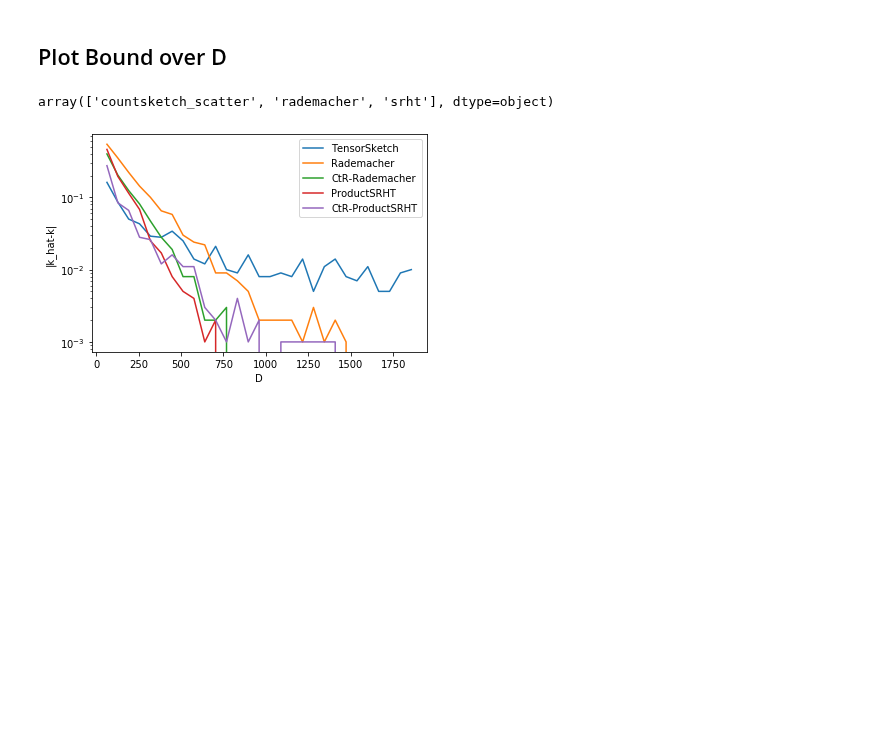
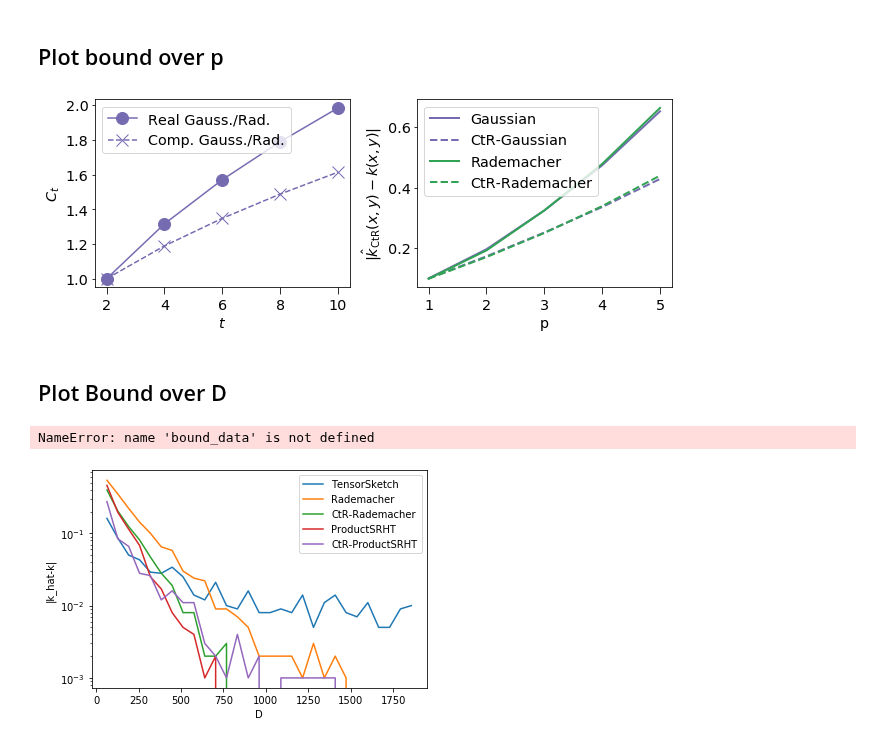
Before and after one commit to joneswack/dp-rfs, a Jupyter notebook: notebooks/bound-plots.ipynb, the cells around one changed output. Saved outputs shown, nothing was run; the diff lists cells and outputs as text; code cells hidden in the pictures; blank space fills up the shorter version.

```diff
--- a/notebooks/bound-plots.ipynb
+++ b/notebooks/bound-plots.ipynb
@@ -10,0 +31,2 @@ name_dict = {
+# %% [markdown]
+## Plot bound over p
@@ -11,9 +35,62 @@ name_dict = {
+# %%
+fig, axes = plt.subplots(ncols=2, nrows=1, figsize=(9, 3.5))
+
+bound_data = pd.read_csv('../csv/bound_plot/over_p_samples_1000_seeds_10000_d64.csv')
+bound_data = bound_data[bound_data['p'] <= 5.0]
+
+def comp_moments(t):
+    return scipy.special.gamma(t/2 + 1)**(1/t)
+
+def real_moments(t):
+    return scipy.special.gamma((t + 1)/2.0)**(1/t) * np.sqrt(2) * np.pi**(-1/(2*t))
+
+ts = np.arange(2, 11, 2)
+axes[0].plot(ts, real_moments(ts), color=name_dict['ctr_gaussian'][1], linestyle='solid', label='Real Gauss./Rad.', marker='o', ms=12)
+axes[0].plot(ts, comp_moments(ts), color=name_dict['ctr_gaussian'][1], linestyle='dashed', label='Comp. Gauss./Rad.', marker='x', ms=12)
+axes[0].set_xticks(ts)
+axes[0].set_xlabel(r'$t$')
+axes[0].set_ylabel(r'$C_t$')
+axes[0].legend()
+
+for proj in bound_data['proj'].unique():
+    for comp_real in [False, True]:
+        curve_data = bound_data[(bound_data['proj'] == proj) & (bound_data['complex_real'] == comp_real)]
+        if comp_real:
+            pref = 'ctr_'
+        else:
+            pref = ''
+
+        if len(curve_data) > 0:
+            axes[1].plot(
+                curve_data['p'],
+                curve_data['error_prob'],
+#                 yerr=curve_data['error_std'],
+                label=name_dict[pref+proj][0],
+                color=name_dict['ctr_'+proj][1],
+                linewidth=2,
+                linestyle='dashed' if comp_real else 'solid'
+            )
+#             plt.errorbar(curve_data['p'], curve_data['error_prob'], yerr=curve_data['error_std'], label=pref + name_dict[proj])
+
+# handles, labels = axes[0].get_legend_handles_labels()
+axes[1].legend()
+axes[1].set_xticks([1,2,3,4,5])
+axes[1].set_xlabel('p')
+axes[1].set_ylabel(r'$| \hat{k}_{\rm CtR}(x,y) - k(x,y)|$')
+
+plt.tight_layout()
+
+# legend = plt.figlegend(handles=handles, labels=labels, loc='upper center', ncol=4, bbox_to_anchor = (0,0.35,1.01,0.85), bbox_transform=plt.gcf().transFigure)
+# plt.savefig('../figures/moment_bound.pdf', dpi=300, bbox_extra_artists=(legend,), bbox_inches='tight')
+plt.show()
+# %% [output]
+[figure, added]
 # %% [markdown]
 ## Plot Bound over D
 # %%
 bound_data['proj'].unique()
 # %% [output]
-array(['countsketch_scatter', 'rademacher', 'srht'], dtype=object)
+NameError: name 'bound_data' is not defined
 # %%
 # d=2
 
```
Also changed, not shown: parts of 15 cells of this notebook, 11 other files.
